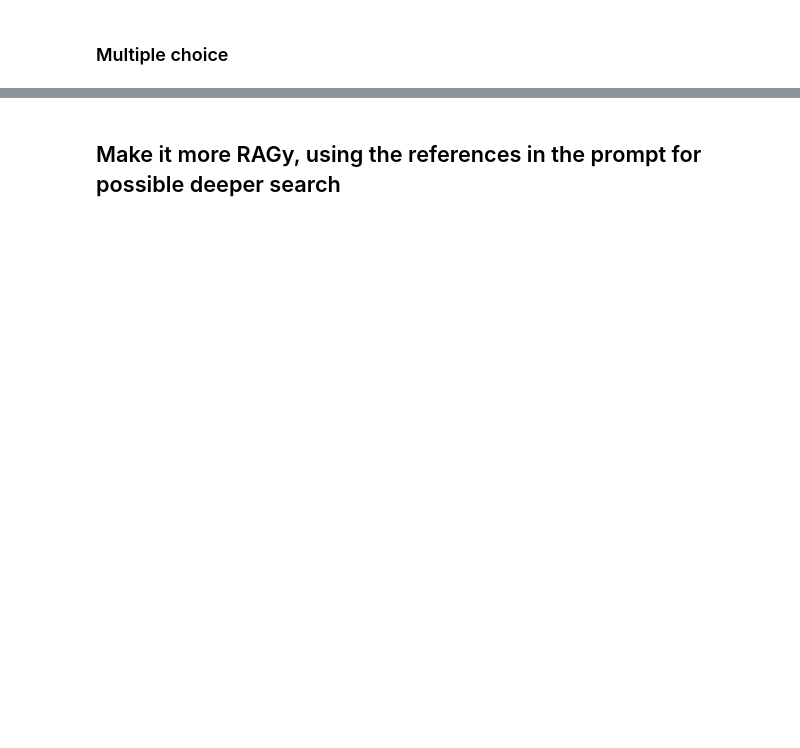
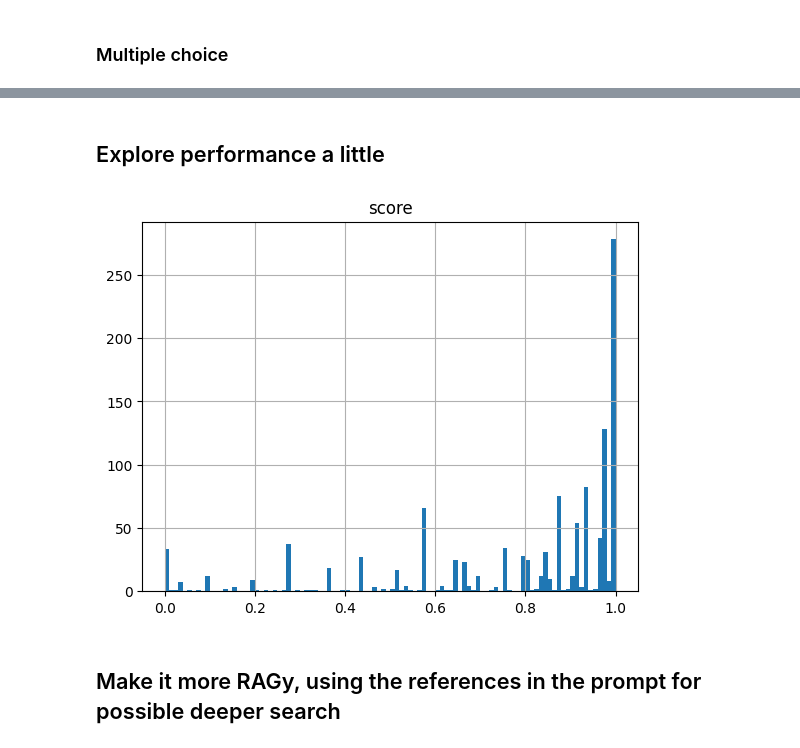
Before and after one commit to catskillsresearch/metac-bot-template, a Jupyter notebook: Quickstart_Historical_Backtest.ipynb, the cells around one changed output, grey strips where cells are left out. Saved outputs shown, nothing was run; the diff lists cells and outputs as text; code cells hidden in the pictures; blank space fills up the shorter version.

```diff
--- a/Quickstart_Historical_Backtest.ipynb
+++ b/Quickstart_Historical_Backtest.ipynb
@@ -340,0 +448,2 @@ question.question_resolution
+# %%
+text, question_options = question.forecast, eval(question.question_options)
@@ -341,6 +454,10 @@ question.question_resolution
 # %%
 def extract_multiple_choice(question):
-    return extract_probabilities(question.forecast, eval(question.question_options))
+    text, question_options = question.forecast, eval(question.question_options)
+    if 'Option_' in text:
+        return extract_probabilities(text, question_options)
+    else:
+        return extract_probabilities(text, question_options, '')
 # %%
 question = df[df.id == 36264].iloc[0]
 # %%
@@ -384,5 +548,5 @@ df[df.question_type == 'binary'].question_resolution.unique()
 # %%
 question = df[df.question_type == 'binary'].iloc[0]
 # %%
-question = df[df.id == 37008].iloc[0]
+question = df[df.id == 35190].iloc[0]
 question
@@ -389,4 +571,2 @@ question
-# %%
-question.prediction = 10
 # %%
 question.question_resolution, question.prediction
@@ -558,0 +798,2 @@ print(question.prediction)
+# %% [markdown]
+## Explore performance a little
@@ -559,3 +802,10 @@ print(question.prediction)
+# %%
+import matplotlib.pyplot as plt
+
+ax = df.hist(column='score', bins=100)
+plt.show()  # explicitly show the plot
+# %% [output]
+[figure, added]
 # %% [markdown]
 ## Make it more RAGy, using the references in the prompt for possible deeper search
 # %%
```
Also changed, not shown: parts of 62 cells of this notebook, 3 other files.
